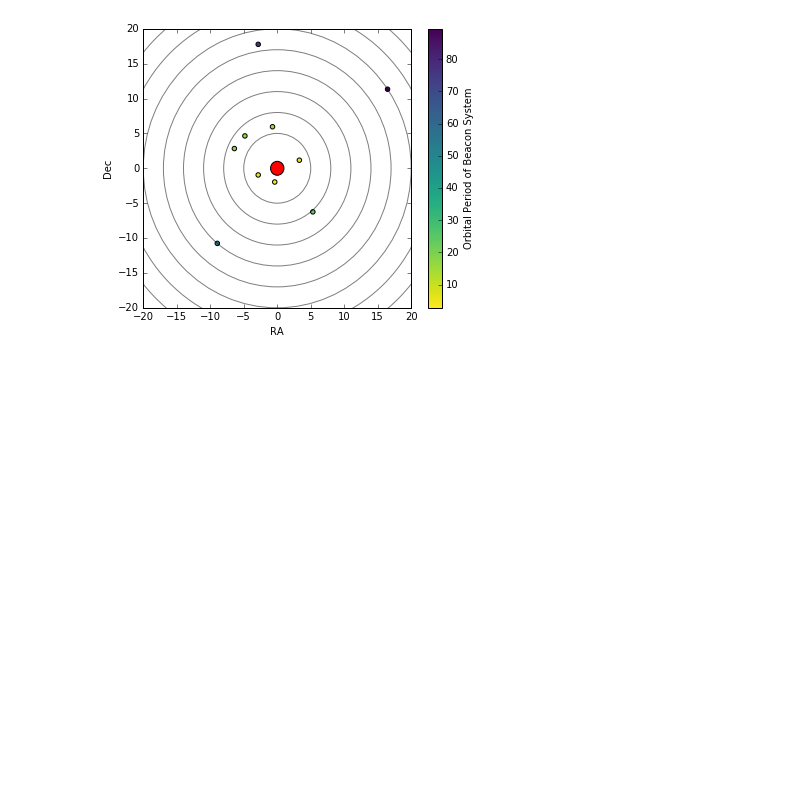
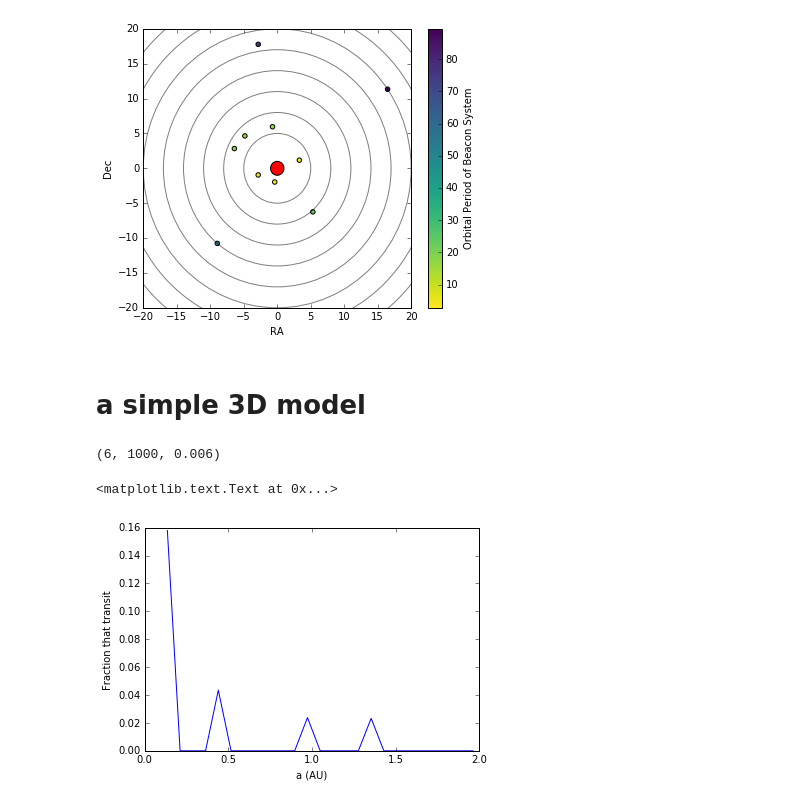
Before and after one commit to StellarCartography/survey_seti, a Jupyter notebook: figures/beacon.ipynb, the cells around one changed output. Saved outputs shown, nothing was run; the diff lists cells and outputs as text; code cells hidden in the pictures; blank space fills up the shorter version.

Commit message:
toy model done

```diff
--- a/figures/beacon.ipynb
+++ b/figures/beacon.ipynb
@@ -55,3 +57,5 @@ plt.savefig('sky_per.png', dpi=300)
 plt.show()
 # %% [output]
 [figure]
+# %% [markdown]
+# a simple 3D model
@@ -57,0 +91,27 @@ plt.show()
+# %%
+# determine if beacon is "visible", i.e. does it Transit?
+
+b = a_AU * AU * np.sin(incl / 180. * np.pi)
+
+Transit = b < R_star + R_planet
+no_Transit = b >= R_star + R_planet
+
+print(sum(Transit), n_b, float(sum(Transit)) / n_b)
+# plt.scatter(a_AU[no_Transit], per[no_Transit], s=20, alpha=0.6, c='blue', lw=0)
+# plt.scatter(a_AU[Transit], per[Transit], s=100, alpha=0.6, c='red', lw=0)
+# plt.xlabel('a (AU)')
+# plt.ylabel('Period (days)')
+# plt.xlim(0,2)
+# %% [output]
+(6, 1000, 0.006)
+# %%
+# make a plot of fraction of systems that transit as a function of orbital semimajor axis (a)
+yy, aa = np.histogram(a_AU[Transit], bins=25, range=(min(a_AU),2))
+nn, aa = np.histogram(a_AU[no_Transit], bins=25, range=(min(a_AU),2))
+
+plt.plot((aa[1:] + aa[0:-1])/2., np.array(yy, dtype='float') / nn)
+plt.xlabel('a (AU)')
+plt.ylabel('Fraction that transit')
+# %% [output]
+<matplotlib.text.Text at 0x...>
+[figure, added]
```
Also changed, not shown: parts of 5 cells of this notebook.
